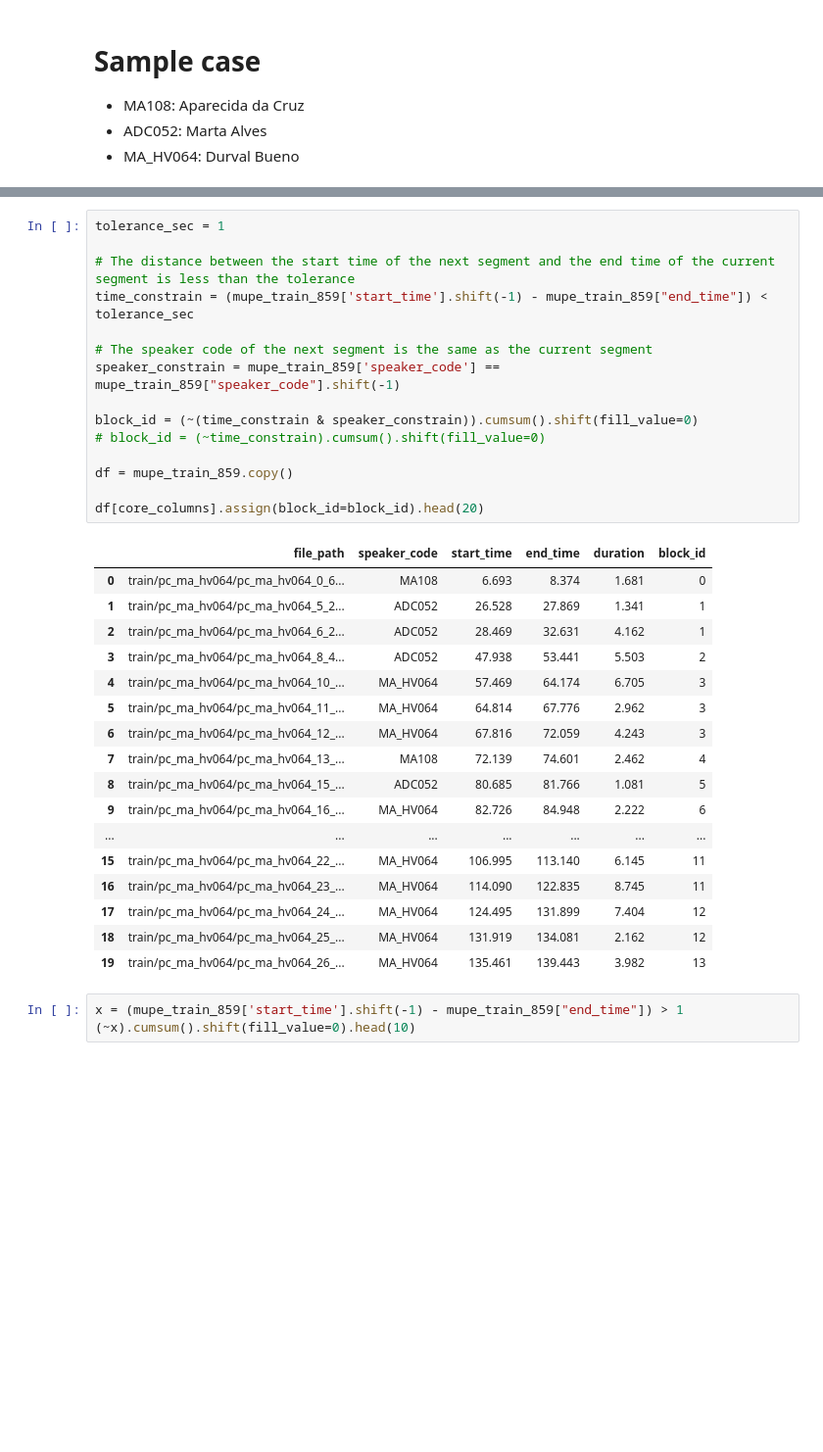
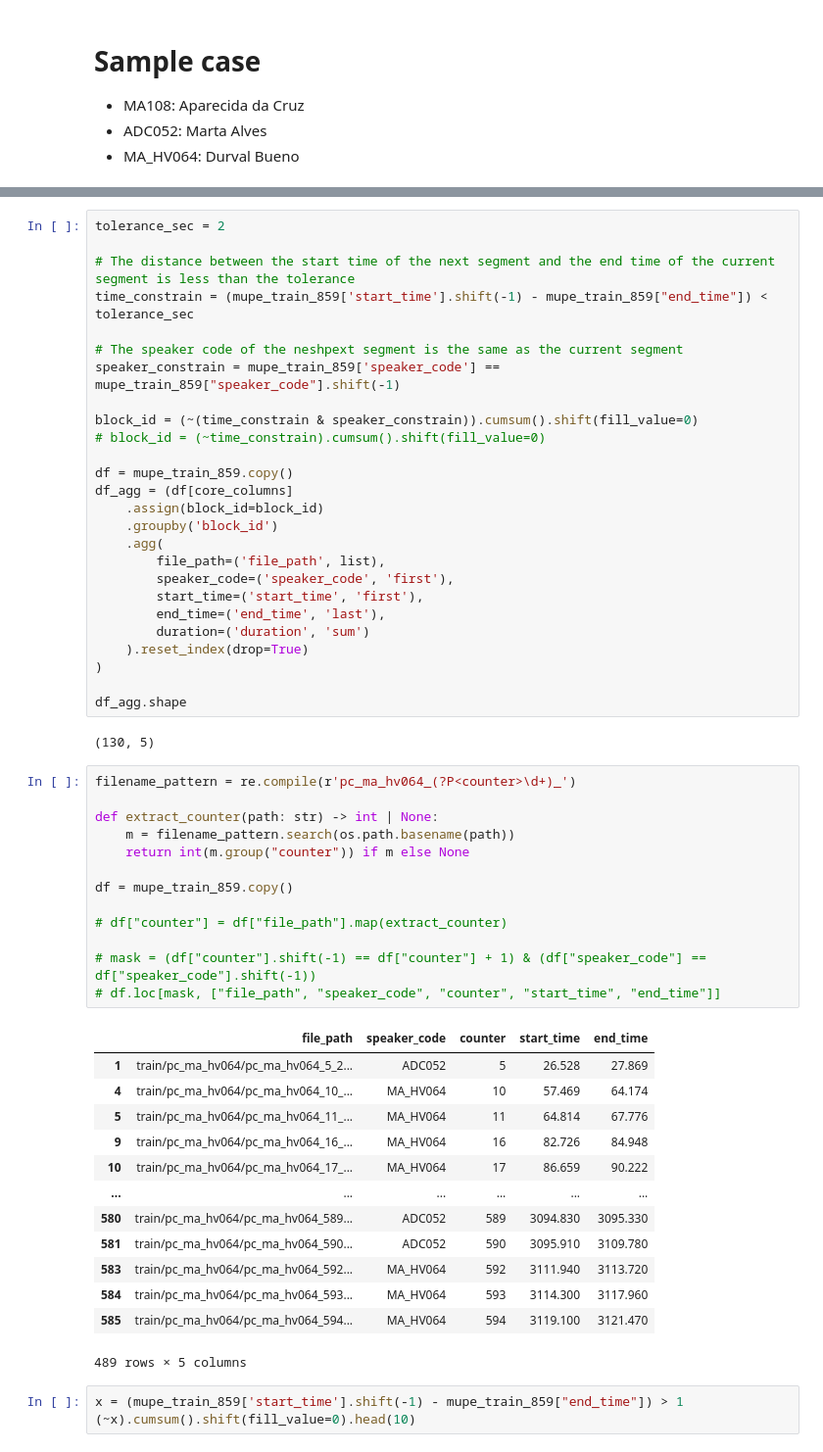
Before and after one commit to antonioMoreira/my-masters-degree, a Jupyter notebook: notebooks/mupe-dataset.ipynb, the cells around one changed output, grey strips where cells are left out. Shown at 98% size. Drawn from its saved outputs; the diff is of its cells as text; blank space fills up the shorter version.

```diff
--- a/notebooks/mupe-dataset.ipynb
+++ b/notebooks/mupe-dataset.ipynb
@@ -284,36 +329,58 @@ Name: count, dtype: int64
 # %%
-tolerance_sec = 1
+tolerance_sec = 2
 
 # The distance between the start time of the next segment and the end time of the current segment is less than the tolerance
 time_constrain = (mupe_train_859['start_time'].shift(-1) - mupe_train_859["end_time"]) < tolerance_sec
 
-# The speaker code of the next segment is the same as the current segment
+# The speaker code of the neshpext segment is the same as the current segment
 speaker_constrain = mupe_train_859['speaker_code'] == mupe_train_859["speaker_code"].shift(-1)
 
 block_id = (~(time_constrain & speaker_constrain)).cumsum().shift(fill_value=0)
 # block_id = (~time_constrain).cumsum().shift(fill_value=0)
 
 df = mupe_train_859.copy()
+df_agg = (df[core_columns]
+    .assign(block_id=block_id)
+    .groupby('block_id')
+    .agg(
+        file_path=('file_path', list),
+        speaker_code=('speaker_code', 'first'),
+        start_time=('start_time', 'first'),
+        end_time=('end_time', 'last'),
+        duration=('duration', 'sum')
+    ).reset_index(drop=True)
+)
 
-df[core_columns].assign(block_id=block_id).head(20)
+df_agg.shape
 # %% [output]
-|  | file_path | speaker_code | start_time | end_time | duration | block_id |
-| 0 | train/pc_ma_hv064/pc_ma_hv064_0_6... | MA108 | 6.693 | 8.374 | 1.681 | 0 |
-| 1 | train/pc_ma_hv064/pc_ma_hv064_5_2... | ADC052 | 26.528 | 27.869 | 1.341 | 1 |
-| 2 | train/pc_ma_hv064/pc_ma_hv064_6_2... | ADC052 | 28.469 | 32.631 | 4.162 | 1 |
-| 3 | train/pc_ma_hv064/pc_ma_hv064_8_4... | ADC052 | 47.938 | 53.441 | 5.503 | 2 |
-| 4 | train/pc_ma_hv064/pc_ma_hv064_10_... | MA_HV064 | 57.469 | 64.174 | 6.705 | 3 |
-| 5 | train/pc_ma_hv064/pc_ma_hv064_11_... | MA_HV064 | 64.814 | 67.776 | 2.962 | 3 |
-| 6 | train/pc_ma_hv064/pc_ma_hv064_12_... | MA_HV064 | 67.816 | 72.059 | 4.243 | 3 |
-| 7 | train/pc_ma_hv064/pc_ma_hv064_13_... | MA108 | 72.139 | 74.601 | 2.462 | 4 |
-| 8 | train/pc_ma_hv064/pc_ma_hv064_15_... | ADC052 | 80.685 | 81.766 | 1.081 | 5 |
-| 9 | train/pc_ma_hv064/pc_ma_hv064_16_... | MA_HV064 | 82.726 | 84.948 | 2.222 | 6 |
-| ... | ... | ... | ... | ... | ... | ... |
-| 15 | train/pc_ma_hv064/pc_ma_hv064_22_... | MA_HV064 | 106.995 | 113.140 | 6.145 | 11 |
-| 16 | train/pc_ma_hv064/pc_ma_hv064_23_... | MA_HV064 | 114.090 | 122.835 | 8.745 | 11 |
-| 17 | train/pc_ma_hv064/pc_ma_hv064_24_... | MA_HV064 | 124.495 | 131.899 | 7.404 | 12 |
-| 18 | train/pc_ma_hv064/pc_ma_hv064_25_... | MA_HV064 | 131.919 | 134.081 | 2.162 | 12 |
-| 19 | train/pc_ma_hv064/pc_ma_hv064_26_... | MA_HV064 | 135.461 | 139.443 | 3.982 | 13 |
+(130, 5)
+# %%
+filename_pattern = re.compile(r'pc_ma_hv064_(?P<counter>\d+)_')
+
+def extract_counter(path: str) -> int | None:
+    m = filename_pattern.search(os.path.basename(path))
+    return int(m.group("counter")) if m else None
+
+df = mupe_train_859.copy()
+
+# df["counter"] = df["file_path"].map(extract_counter)
+
+# mask = (df["counter"].shift(-1) == df["counter"] + 1) & (df["speaker_code"] == df["speaker_code"].shift(-1))
+# df.loc[mask, ["file_path", "speaker_code", "counter", "start_time", "end_time"]]
+# %% [output]
+|  | file_path | speaker_code | counter | start_time | end_time |
+| 1 | train/pc_ma_hv064/pc_ma_hv064_5_2... | ADC052 | 5 | 26.528 | 27.869 |
+| 4 | train/pc_ma_hv064/pc_ma_hv064_10_... | MA_HV064 | 10 | 57.469 | 64.174 |
+| 5 | train/pc_ma_hv064/pc_ma_hv064_11_... | MA_HV064 | 11 | 64.814 | 67.776 |
+| 9 | train/pc_ma_hv064/pc_ma_hv064_16_... | MA_HV064 | 16 | 82.726 | 84.948 |
+| 10 | train/pc_ma_hv064/pc_ma_hv064_17_... | MA_HV064 | 17 | 86.659 | 90.222 |
+| ... | ... | ... | ... | ... | ... |
+| 580 | train/pc_ma_hv064/pc_ma_hv064_589... | ADC052 | 589 | 3094.830 | 3095.330 |
+| 581 | train/pc_ma_hv064/pc_ma_hv064_590... | ADC052 | 590 | 3095.910 | 3109.780 |
+| 583 | train/pc_ma_hv064/pc_ma_hv064_592... | MA_HV064 | 592 | 3111.940 | 3113.720 |
+| 584 | train/pc_ma_hv064/pc_ma_hv064_593... | MA_HV064 | 593 | 3114.300 | 3117.960 |
+| 585 | train/pc_ma_hv064/pc_ma_hv064_594... | MA_HV064 | 594 | 3119.100 | 3121.470 |
+489 rows × 5 columns
 # %%
 x = (mupe_train_859['start_time'].shift(-1) - mupe_train_859["end_time"]) > 1
 (~x).cumsum().shift(fill_value=0).head(10)
```
Also changed, not shown: parts of 3 cells of this notebook, 1 other file.
